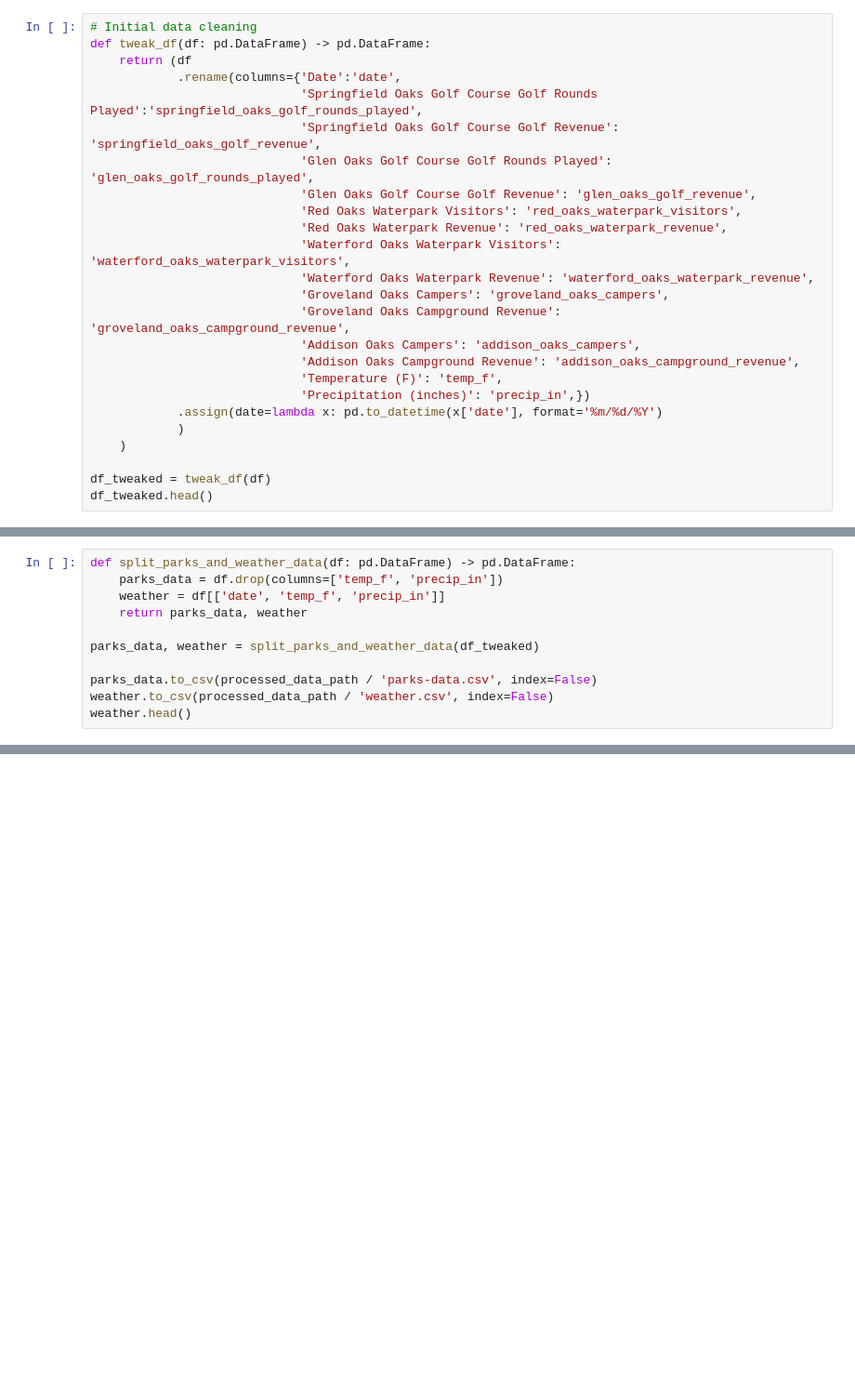
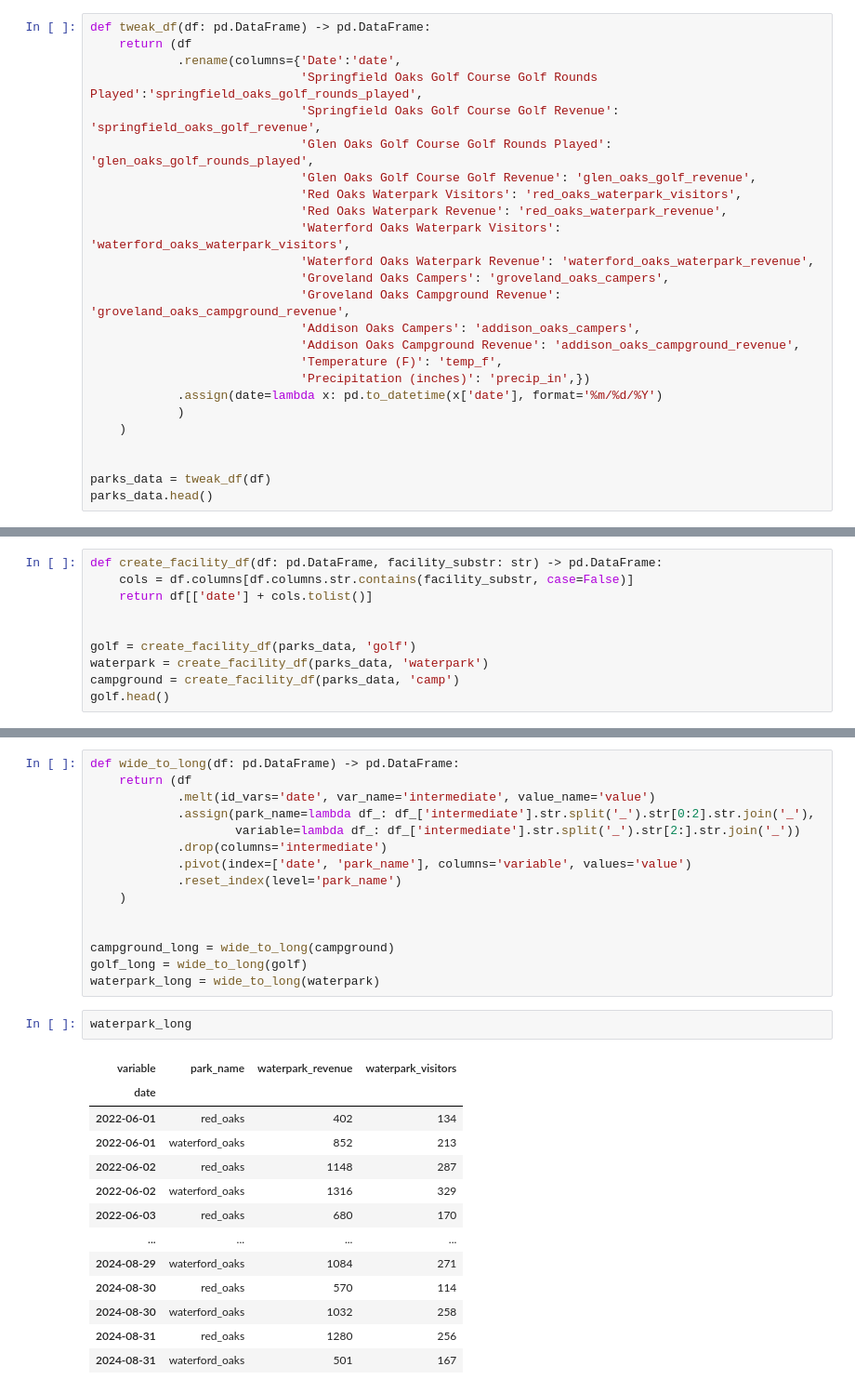
Before and after one commit to tynardone/ocpr-data-viz, a Jupyter notebook: notebooks/data-cleaning.ipynb, the cells around one changed output, grey strips where cells are left out. Shown at 93% size. Saved outputs shown, nothing was run; the diff lists cells and outputs as text; blank space fills up the shorter version.

Commit message:
renamed data cleaning notebook and quarto html render

```diff
--- a/notebooks/1-data-cleaning.ipynb
+++ b/notebooks/data-cleaning.ipynb
@@ -25,5 +50,4 @@ df.head()
 # %%
-# Initial data cleaning
 def tweak_df(df: pd.DataFrame) -> pd.DataFrame:
     return (df
             .rename(columns={'Date':'date',
@@ -45,8 +69,9 @@ def tweak_df(df: pd.DataFrame) -> pd.DataFrame:
             )
     )
 
-df_tweaked = tweak_df(df)
-df_tweaked.head()
+
+parks_data = tweak_df(df)
+parks_data.head()
 # %% [output]
 |  | date | springfield_oaks_golf_rounds_played | springfield_oaks_golf_revenue | glen_oaks_golf_rounds_played | glen_oaks_golf_revenue | ... |
 | 0 | 2022-06-01 | 37 | 1184 | 32 | 1248 | ... |
@@ -54,14 +79,3 @@ df_tweaked.head()
 | 2 | 2022-06-03 | 22 | 880 | 26 | 962 | ... |
 | 3 | 2022-06-04 | 23 | 782 | 30 | 1050 | ... |
 | 4 | 2022-06-05 | 46 | 1794 | 43 | 1376 | ... |
-# %%
-def split_parks_and_weather_data(df: pd.DataFrame) -> pd.DataFrame:
-    parks_data = df.drop(columns=['temp_f', 'precip_in'])
-    weather = df[['date', 'temp_f', 'precip_in']]
-    return parks_data, weather
-
-parks_data, weather = split_parks_and_weather_data(df_tweaked)
-
-parks_data.to_csv(processed_data_path / 'parks-data.csv', index=False)
-weather.to_csv(processed_data_path / 'weather.csv', index=False)
-weather.head()
@@ -152,0 +93,10 @@ parks_data_kpi.head()
+# %%
+def create_facility_df(df: pd.DataFrame, facility_substr: str) -> pd.DataFrame:
+    cols = df.columns[df.columns.str.contains(facility_substr, case=False)]
+    return df[['date'] + cols.tolist()]
+
+
+golf = create_facility_df(parks_data, 'golf')
+waterpark = create_facility_df(parks_data, 'waterpark')
+campground = create_facility_df(parks_data, 'camp')
+golf.head()
@@ -152,0 +129,31 @@ parks_data_kpi.head()
+# %%
+def wide_to_long(df: pd.DataFrame) -> pd.DataFrame:
+    return (df
+            .melt(id_vars='date', var_name='intermediate', value_name='value')
+            .assign(park_name=lambda df_: df_['intermediate'].str.split('_').str[0:2].str.join('_'),
+                    variable=lambda df_: df_['intermediate'].str.split('_').str[2:].str.join('_'))
+            .drop(columns='intermediate')
+            .pivot(index=['date', 'park_name'], columns='variable', values='value')
+            .reset_index(level='park_name')
+    )
+
+
+campground_long = wide_to_long(campground)
+golf_long = wide_to_long(golf)
+waterpark_long = wide_to_long(waterpark)
+# %%
+waterpark_long
+# %% [output]
+| variable | park_name | waterpark_revenue | waterpark_visitors |
+| date |  |  |  |
+| 2022-06-01 | red_oaks | 402 | 134 |
+| 2022-06-01 | waterford_oaks | 852 | 213 |
+| 2022-06-02 | red_oaks | 1148 | 287 |
+| 2022-06-02 | waterford_oaks | 1316 | 329 |
+| 2022-06-03 | red_oaks | 680 | 170 |
+| ... | ... | ... | ... |
+| 2024-08-29 | waterford_oaks | 1084 | 271 |
+| 2024-08-30 | red_oaks | 570 | 114 |
+| 2024-08-30 | waterford_oaks | 1032 | 258 |
+| 2024-08-31 | red_oaks | 1280 | 256 |
+| 2024-08-31 | waterford_oaks | 501 | 167 |
```
Also changed, not shown: parts of 16 cells of this notebook, 13 other files.
